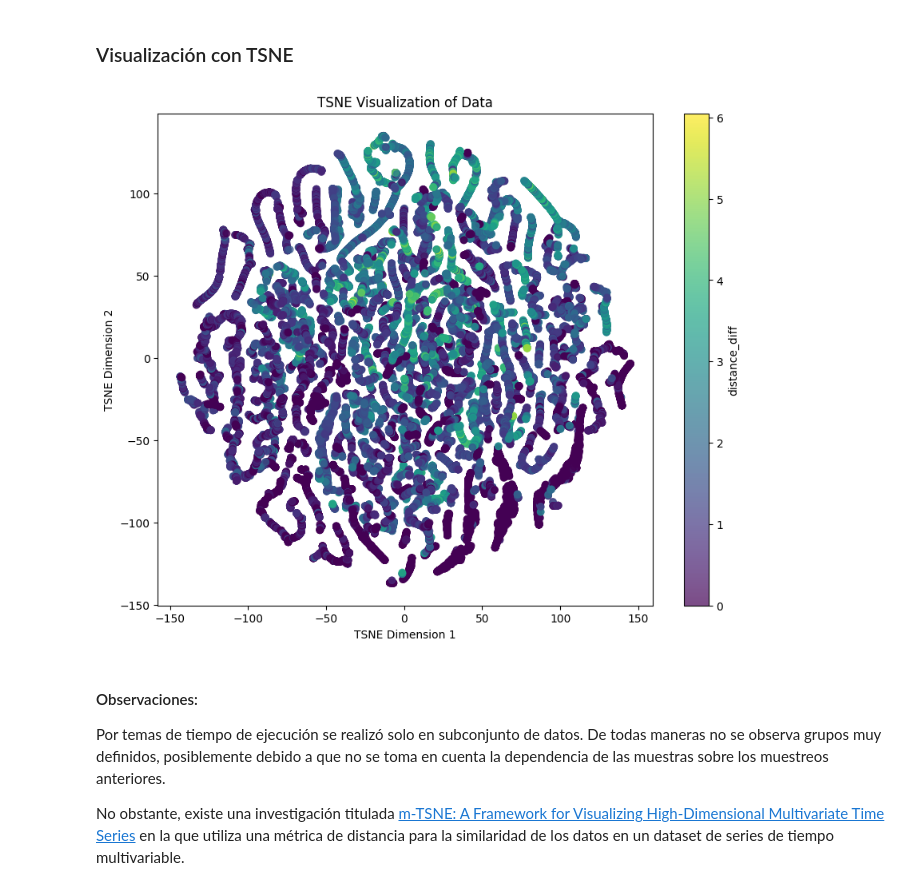
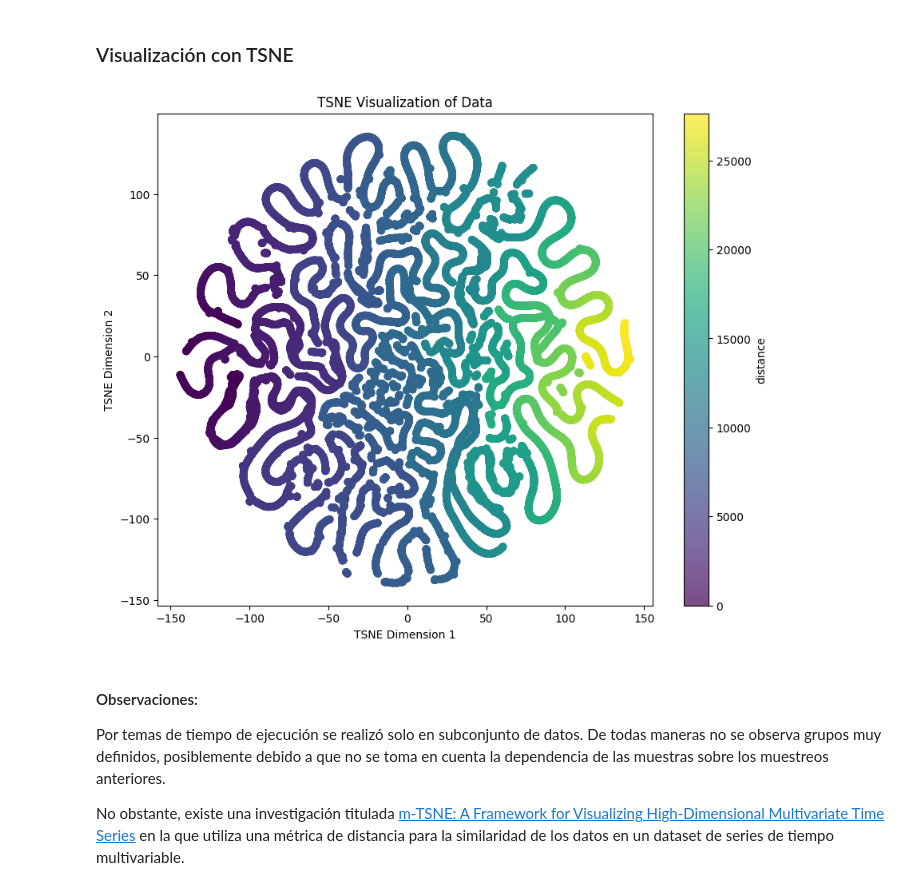
Before and after one commit to ericmaster/ai-master-sl-project, a Jupyter notebook: project.ipynb, the cells around one changed output. Cells and saved outputs as stored; diff of their text form; code cells hidden in the pictures.

```diff
--- a/project.ipynb
+++ b/project.ipynb
@@ -480,38 +460,38 @@ En menor medida se puede observar también que hay cierta correlación entre la
 # %% [markdown]
 ### Visualización con TSNE
 # %%
-# About 95% of the code in this cell was generated with Copilot
+# About 90% of the code in this cell was generated with Copilot
 # Prompt: Add a TSNE visualization for the data in 2 dimensions using distance_diff as the color.
 
 from sklearn.manifold import TSNE
 import matplotlib.pyplot as plt
 
 # Select a subset of features for TSNE
-tsne_features = ["heartRate", "altitude", "speed", "distance_diff"]
+tsne_features = ["heartRate", "altitude", "speed", "cadence", "distance"]
 # Join a subset of the sample dataframes into a single dataframe
 sample_data = pd.concat(sample_data_frames[:5], ignore_index=True)
 tsne_data = sample_data[tsne_features].dropna()
 
 # Apply TSNE
-tsne = TSNE(n_components=2, random_state=42, perplexity=30, n_iter=1000)
+tsne = TSNE(n_components=2, random_state=42, perplexity=30, max_iter=1000)
 tsne_results = tsne.fit_transform(tsne_data)
 
 # Create a scatter plot
 plt.figure(figsize=(10, 8))
 scatter = plt.scatter(
     tsne_results[:, 0],
     tsne_results[:, 1],
     c=tsne_data["distance"],
     cmap="viridis",
     alpha=0.7,
 )
 plt.colorbar(scatter, label="distance")
 plt.title("TSNE Visualization of Data")
 plt.xlabel("TSNE Dimension 1")
 plt.ylabel("TSNE Dimension 2")
 plt.show()
 # %% [output]
-[figure, old version]
+[figure, new version]
 # %%
 %pip install tslearn --quiet
 # %% [markdown]
```
Also changed, not shown: parts of 9 cells of this notebook, 1 other file.
